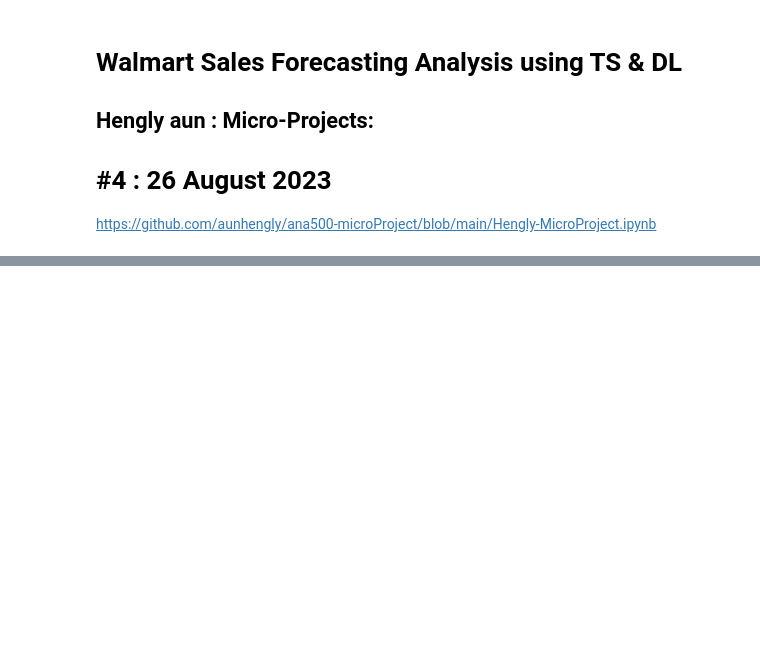
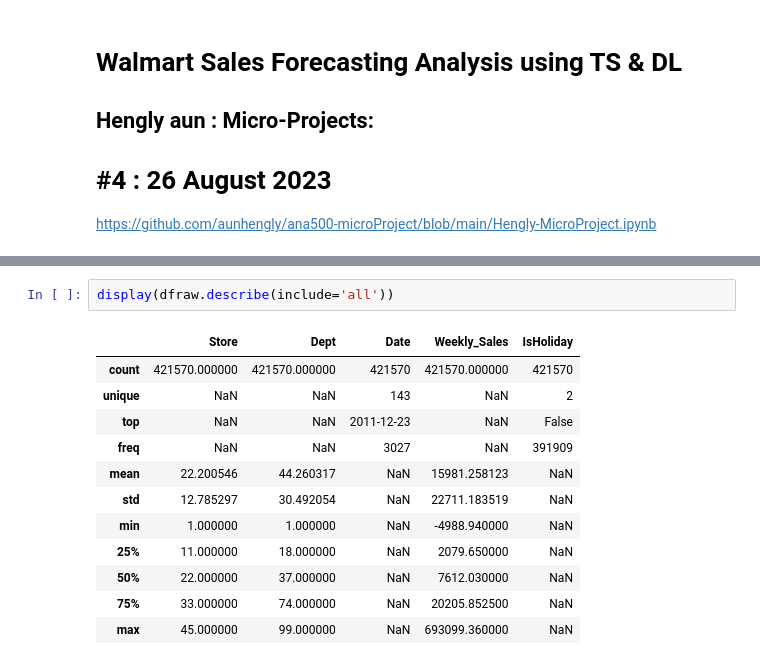
Before and after one commit to aunhengly/ana500-microProject, a Jupyter notebook: Hengly-project-#4-Walmart.ipynb, the cells around one changed output, grey strips where cells are left out. Drawn from its saved outputs; the diff is of its cells as text; blank space fills up the shorter version.

```diff
--- a/Hengly-project-#4-Walmart.ipynb
+++ b/Hengly-project-#4-Walmart.ipynb
@@ -30,0 +95,15 @@ Datase shape: (421570, 5)
+# %%
+display(dfraw.describe(include='all'))
+# %% [output]
+|  | Store | Dept | Date | Weekly_Sales | IsHoliday |
+| count | 421570.000000 | 421570.000000 | 421570 | 421570.000000 | 421570 |
+| unique | NaN | NaN | 143 | NaN | 2 |
+| top | NaN | NaN | 2011-12-23 | NaN | False |
+| freq | NaN | NaN | 3027 | NaN | 391909 |
+| mean | 22.200546 | 44.260317 | NaN | 15981.258123 | NaN |
+| std | 12.785297 | 30.492054 | NaN | 22711.183519 | NaN |
+| min | 1.000000 | 1.000000 | NaN | -4988.940000 | NaN |
+| 25% | 11.000000 | 18.000000 | NaN | 2079.650000 | NaN |
+| 50% | 22.000000 | 37.000000 | NaN | 7612.030000 | NaN |
+| 75% | 33.000000 | 74.000000 | NaN | 20205.852500 | NaN |
+| max | 45.000000 | 99.000000 | NaN | 693099.360000 | NaN |
```
Also changed, not shown: parts of 13 cells of this notebook.
